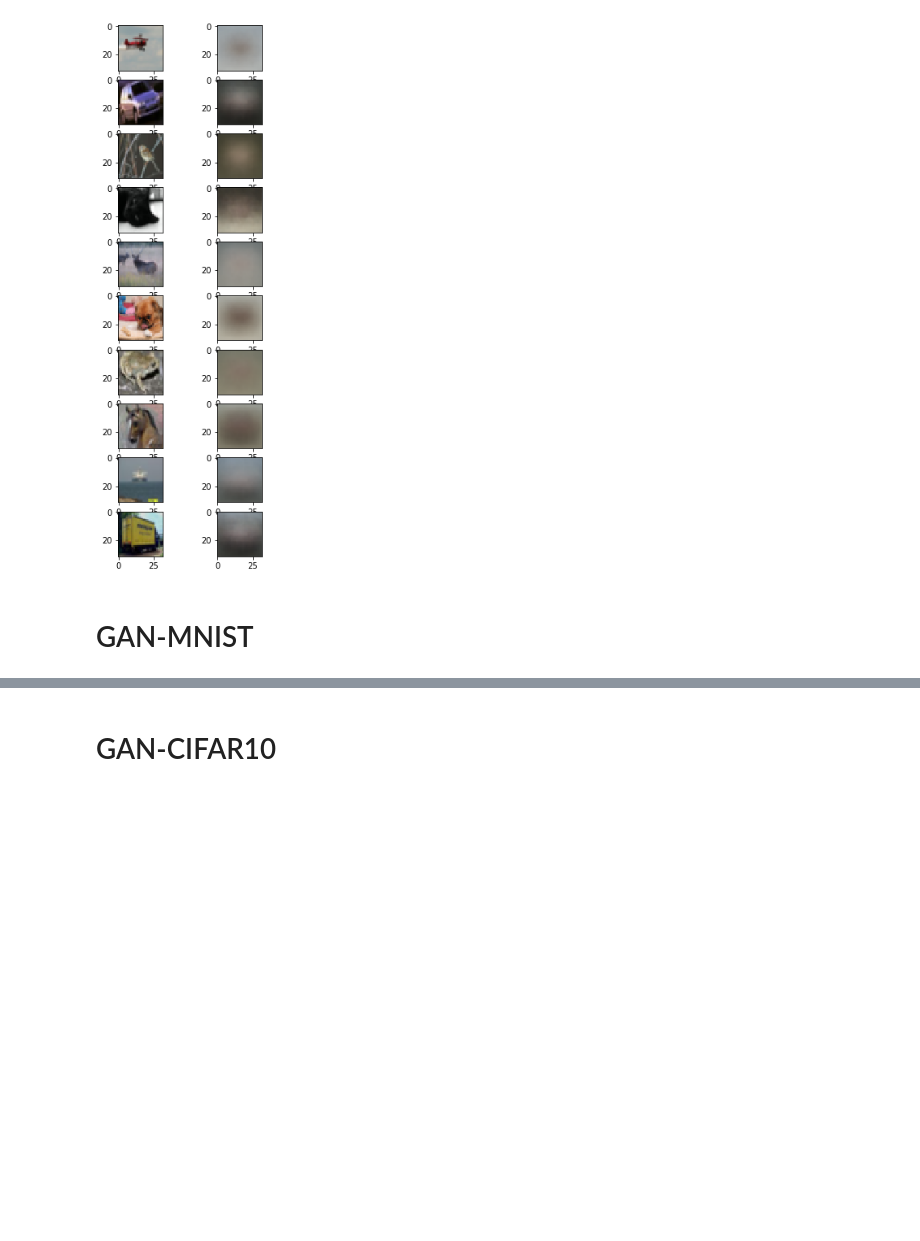
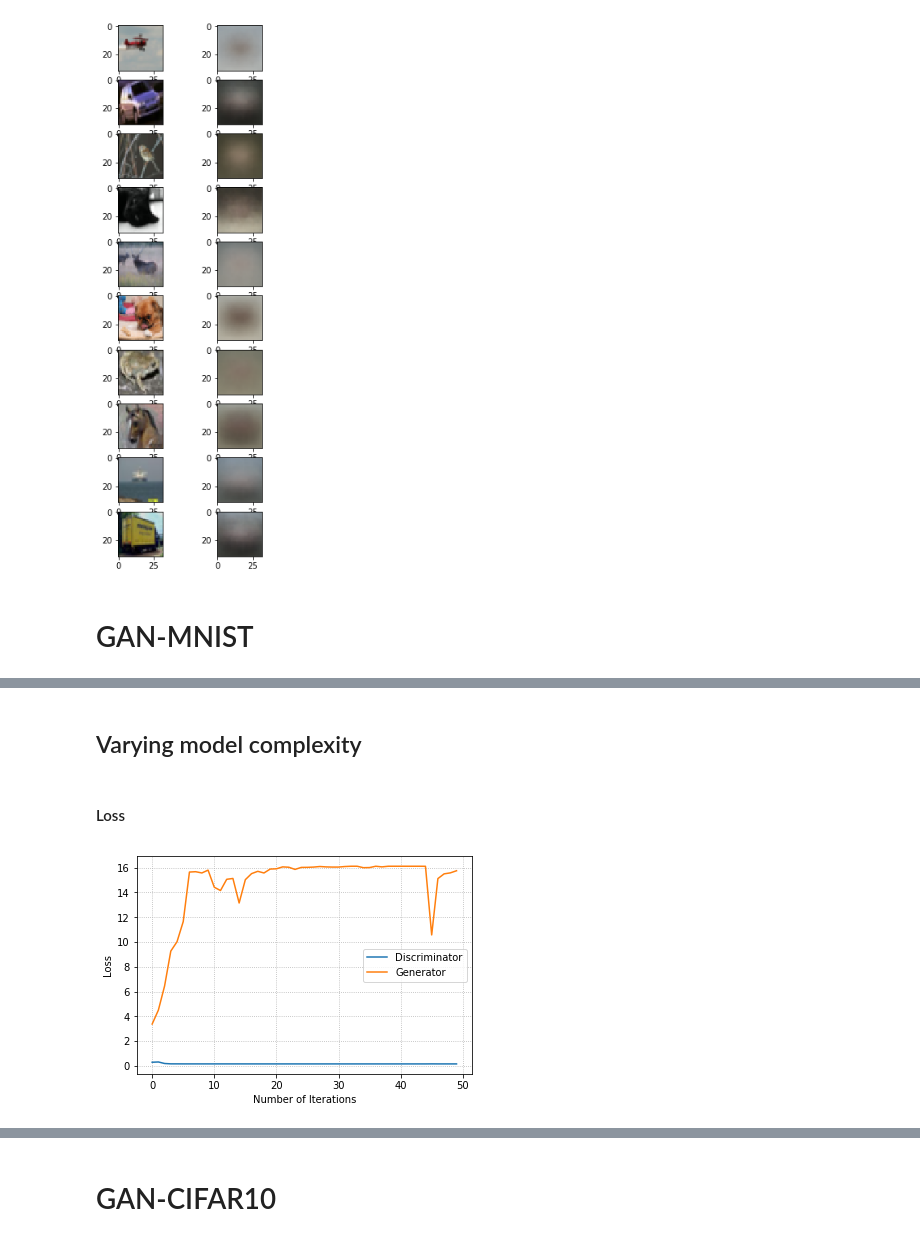
Before and after one commit to sofa13/csi5138_a4, a Jupyter notebook: Report.ipynb, the cells around one changed output, grey strips where cells are left out. Drawn from its saved outputs; the diff is of its cells as text; code cells hidden in the pictures; blank space fills up the shorter version.

```diff
--- a/Report.ipynb
+++ b/Report.ipynb
@@ -102,0 +120,8 @@ Image(filename='./images/vae_cifar10_gallery_latent2_intermediate512.png')
+# %% [markdown]
+## Varying model complexity
+# %% [markdown]
+#### Loss
+# %%
+Image(filename='./images/gan_mnist_loss_latent10_intermediate128.png')
+# %% [output]
+[figure, added]
```
Also changed, not shown: parts of 20 cells of this notebook, 1 other file.
